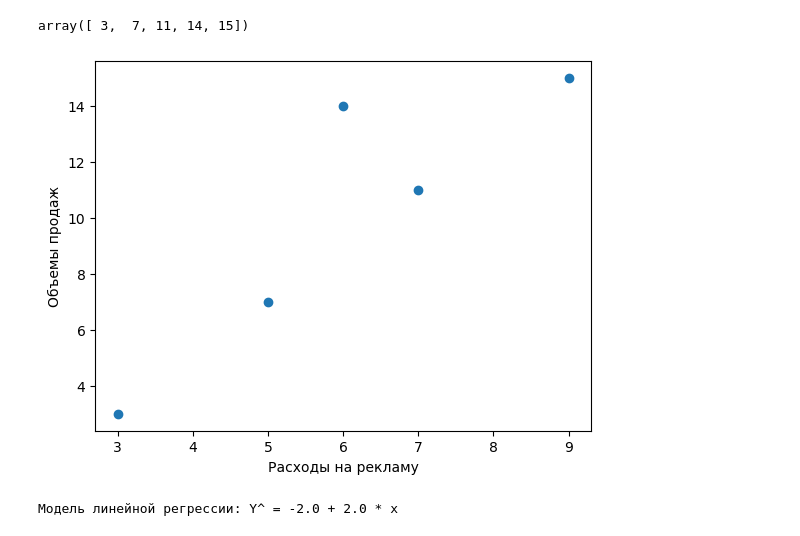
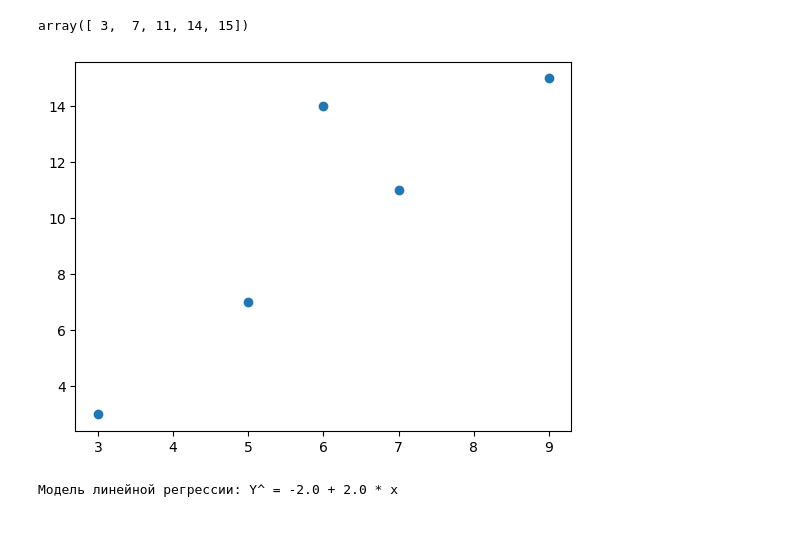
Before and after one commit to Undeadguy0/SEM_5, a Jupyter notebook: Машинное_обучение/1-2.ipynb, the cells around one changed output. Cells and saved outputs as stored; diff of their text form; code cells hidden in the pictures.

```diff
--- a/Машинное_обучение/1-2.ipynb
+++ b/Машинное_обучение/1-2.ipynb
@@ -3,19 +14,18 @@ import numpy as np
 import pandas as pd
 import matplotlib.pyplot as plt
 # %%
-#Исходные данные
-X = np.array([3,5,7,6,9])
+# Исходные данные: x — расходы на рекламу, Y — объемы продаж
+x = np.array([3, 5, 7, 6, 9])
 Y = np.array([3, 7, 11, 14, 15])
-display(X, Y)
+display(x, Y)
 # %% [output]
 array([3, 5, 7, 6, 9])
 array([ 3,  7, 11, 14, 15])
-# %%
-plt.figure()
-plt.scatter(X, Y)
-plt.xlabel("Расходы на рекламу")
-plt.ylabel("Объемы продаж")
-plt.show()
-# %% [output]
-[figure, removed]
+# %%
+# Изобразим исходные данные на графике
+plt.figure()
+plt.scatter(x, Y)
+plt.show()
+# %% [output]
+[figure, added]
 # %%
```
Also changed, not shown: parts of 24 cells of this notebook, 46 other files.
